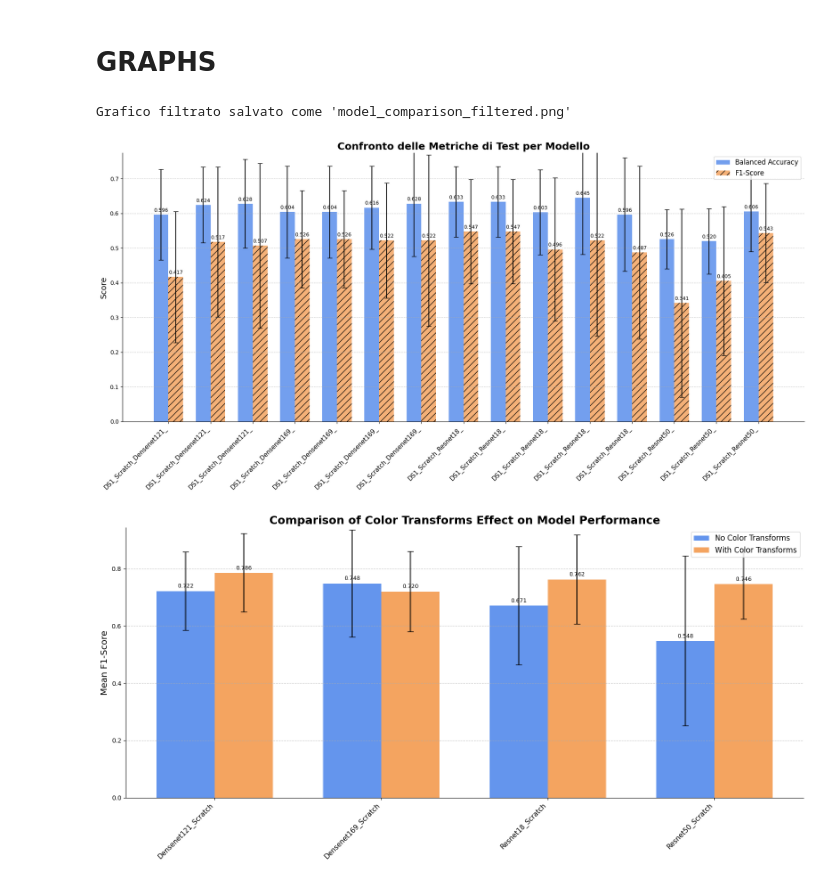
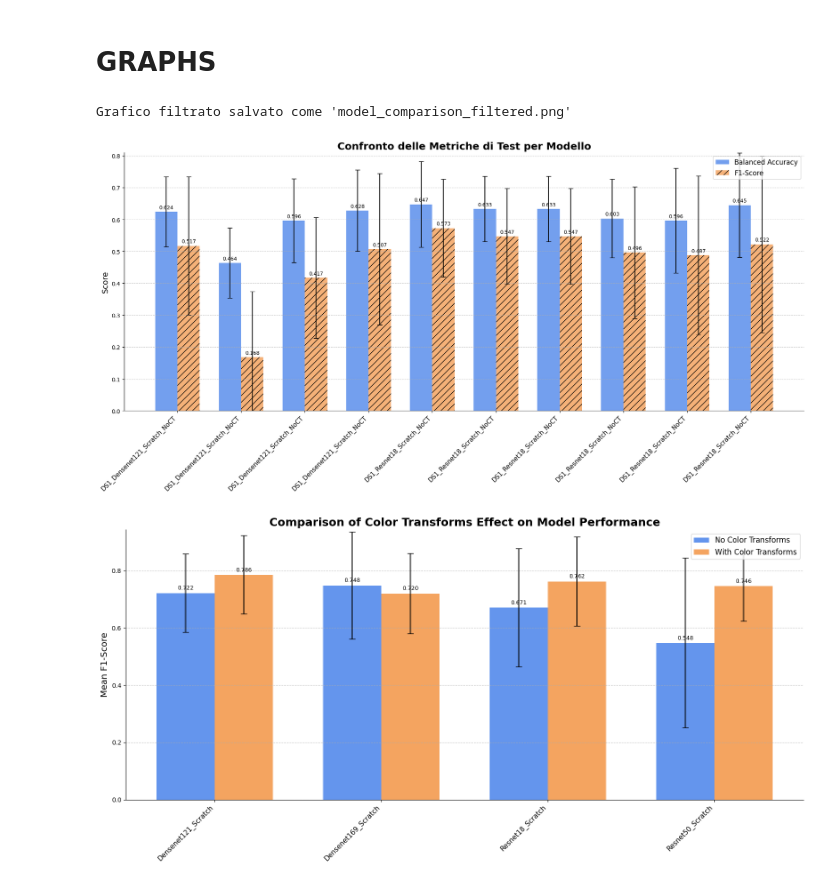
Before and after one commit to z4n0/MIND, a Jupyter notebook: notebooks/supervised_learning.ipynb, the cells around one changed output. Drawn from its saved outputs; the diff is of its cells as text; code cells hidden in the pictures.

```diff
--- a/notebooks/supervised_learning.ipynb
+++ b/notebooks/supervised_learning.ipynb
@@ -1603,19 +1395,22 @@ import numpy as np
 # Modifica questi valori per selezionare i modelli da visualizzare nel grafico.
 # Lascia una lista vuota [] per non applicare un filtro su quel parametro.
 FILTER_CONFIG = {
-    'dataset': ['DS1'],          # Esempio: ['DS1'] oppure ['DS1', 'DS2']
-    'classes': ["MSA vs PD"],                      # Esempio: "MSA vs PD" o "MSA-P vs PD"
-    'num_channels': [],                 # Esempio: [3] oppure [1, 3]
-    'param.transfer_learning': [True, False] # Esempio: [True]
+    'dataset': ['DS1'],                          # Esempio: ['DS1'] oppure ['DS1', 'DS2']
+    'classes': ["MSA vs PD"],                      # Esempio: "MSA vs PD"
+    'num_channels': [4],                         # Esempio: [3] oppure [1, 3]
+    'param.transfer_learning': [False],          # Esempio: [True]
+    'param.color_transforms': [False],           # Esempio: [True] o [False]
+    'param.model_name': ["Densenet121","Resnet18"]                       # NUOVO FILTRO! Esempio: ['Densenet121', 'Resnet18']
 }
 
 # --- 2. NOMI DI COLONNE E METRICHE ---
-# **AZIONE RICHIESTA:** Aggiorna questi nomi se sono diversi nel tuo file CSV.
 # Parametri per filtrare
 PARAM_DATASET = 'dataset'
 PARAM_CLASSES = 'classes'
 PARAM_CHANNELS = 'num_channels'
 PARAM_PRETRAINED = 'param.transfer_learning'
+PARAM_COLOR_TRANSFORMS = 'param.color_transforms'
+PARAM_MODEL_NAME = 'param.model_name' # NUOVA COSTANTE
 # Metriche da visualizzare
 METRIC_ACC_MEAN = 'metric.mean_test_balanced_acc'
 METRIC_ACC_STD = 'metric.std_test_balanced_acc'
@@ -1635,11 +1430,10 @@ filtered_df = results_df.copy()
 for key, values in FILTER_CONFIG.items():
     if values:  # Applica il filtro solo se la lista non è vuota
         try:
-            # Assicurati che le colonne booleane siano del tipo corretto per il confronto
+            # Gestione robusta dei tipi di dato per il filtro
             if results_df[key].dtype == 'bool':
                 filtered_df = filtered_df[filtered_df[key].isin(values)]
             else:
-                # Per altri tipi, converti a stringa per un confronto robusto se necessario
                 filtered_df = filtered_df[filtered_df[key].astype(str).isin([str(v) for v in values])]
         except KeyError:
             print(f"Attenzione: La colonna '{key}' non è stata trovata nel CSV. Filtro ignorato.")
@@ -1652,12 +1446,20 @@ if filtered_df.empty:
 
 def create_run_name(row):
     try:
-        tl = "TL" if row[PARAM_PRETRAINED] else "Scratch"
-        ds = row[PARAM_DATASET]
-        model_name = row['param.model_name']
-        pretrained_weights = row["param.pretrained"] if row[PARAM_PRETRAINED] else ""
-        return f"{ds}_{tl}_{model_name}_{pretrained_weights}" # Puoi rendere questo nome più complesso se necessario
-    except KeyError:
+        # Usa .get() per evitare errori se le colonne mancano in alcune run
+        tl = "TL" if row.get(PARAM_PRETRAINED, False) else "Scratch"
+        ds = row.get(PARAM_DATASET, 'N/A')
+        model_name = row.get('param.model_name', 'UnknownModel')
+        ct_info = "CT" if row.get(PARAM_COLOR_TRANSFORMS, False) else "NoCT"
+
+        weights_info = ""
+        if row.get(PARAM_PRETRAINED, False):
+            weights_info = row.get("param.pretrained", "")
+            weights_info = f"_{weights_info}" if weights_info else ""
+
+        # AGGIORNATO per includere ct_info
+        return f"{ds}_{model_name}_{tl}_{ct_info}{weights_info}"
+    except Exception:
         return "Nome Run Sconosciuto"
 
 filtered_df['run_name'] = filtered_df.apply(create_run_name, axis=1)
@@ -1692,43 +1494,41 @@ ax.set_xticks(x)
 ax.set_xticklabels(labels, rotation=45, ha="right", fontsize=11)
 ax.legend(fontsize=12)
 
-# **CODICE CORRETTO:** Calcola il limite superiore dell'asse y in modo sicuro
-# Combina tutte le medie, rimuovi i valori NaN e trova il massimo.
+# Calcola il limite superiore dell'asse y in modo sicuro
 all_means = pd.concat([acc_means, f1_means]).dropna()
 if all_means.empty:
-    max_val = 1.0  # Default a 1.0 se non ci sono dati validi
+    max_val = 1.0
 else:
     max_val = all_means.max()
-ax.set_ylim(0, max_val * 1.2)
+ax.set_ylim(0, max_val * 1.25)
 
 # Funzione per aggiungere i valori numerici sopra le barre
 def add_value_labels(rects):
     for rect in rects:
         height = rect.get_height()
-        # Non aggiungere l'etichetta se l'altezza non è un numero valido
         if pd.notna(height):
             ax.annotate(f'{height:.3f}',
                         xy=(rect.get_x() + rect.get_width() / 2, height),
-                        xytext=(0, 3),  # 3 punti di offset verticale
+                        xytext=(0, 3),
                         textcoords="offset points",
                         ha='center', va='bottom', fontsize=9)
 
 add_value_labels(rects1)
 add_value_labels(rects2)
 
 # Migliora il layout generale
 ax.grid(axis='y', linestyle='--', alpha=0.6)
 ax.spines['top'].set_visible(False)
 ax.spines['right'].set_visible(False)
 fig.tight_layout()
 
 # --- 7. SALVATAGGIO E VISUALIZZAZIONE ---
 plt.savefig("model_comparison_filtered.png", dpi=300, bbox_inches='tight')
 print("Grafico filtrato salvato come 'model_comparison_filtered.png'")
 plt.show()
 # %% [output]
 Grafico filtrato salvato come 'model_comparison_filtered.png'
-[figure, old version]
+[figure, new version]
 # %%
 import pandas as pd
 import matplotlib.pyplot as plt
```
Also changed, not shown: parts of 3 cells of this notebook, 14 other files.
